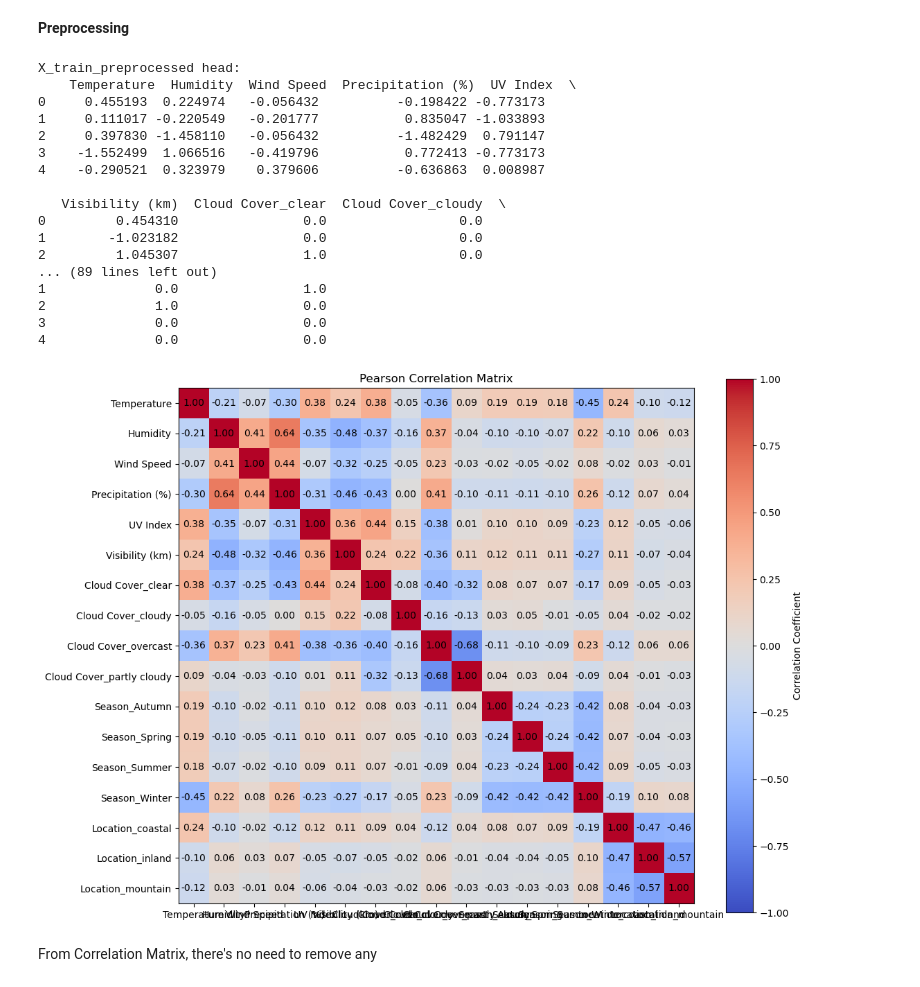
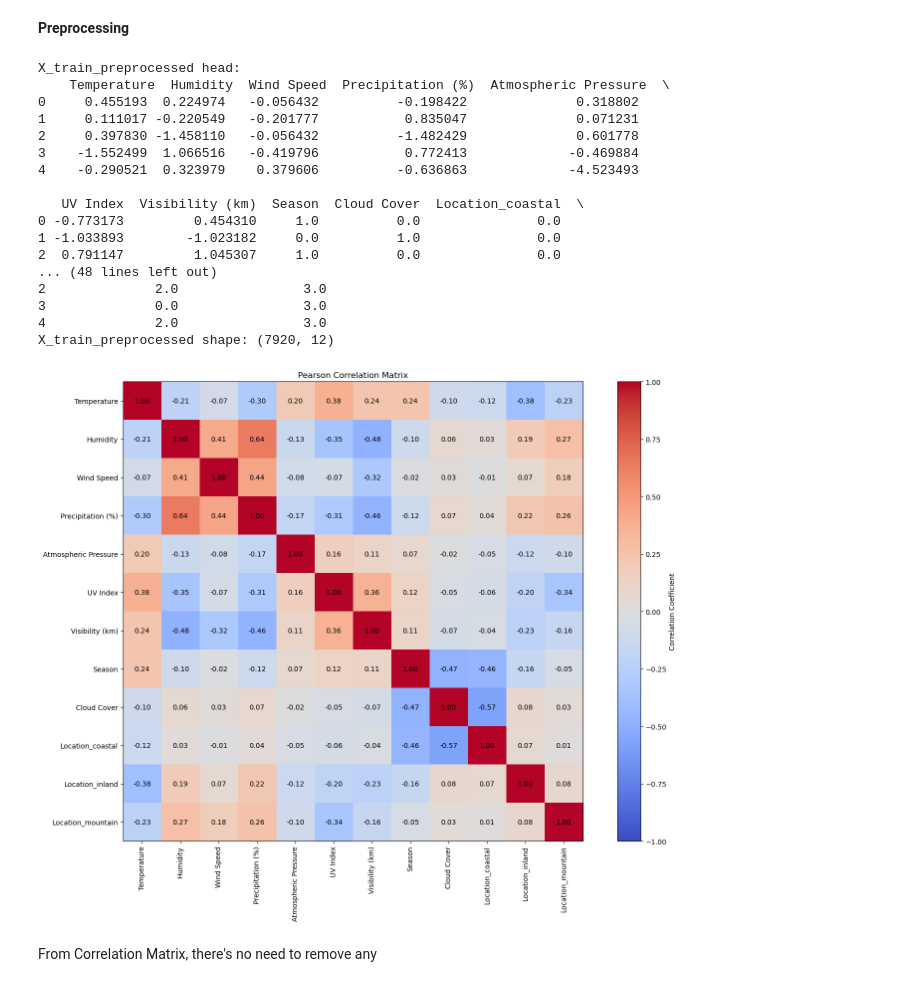
Before and after one commit to markfromcd/Cancer-Breast-Classification, a Jupyter notebook: Weather-Type.ipynb, the cells around one changed output. Cells and saved outputs as stored; diff of their text form; code cells hidden in the pictures.

```diff
--- a/Weather-Type.ipynb
+++ b/Weather-Type.ipynb
@@ -159,9 +159,9 @@ Weather Type               4
 dtype: int64
 [figure]
 # %%
-# drop the atomospheric pressure column,
-# too many unique values, not useful
-df.drop(['Atmospheric Pressure'], axis=1, inplace=True)
+# # drop the atomospheric pressure column,
+# # too many unique values, not useful
+# df.drop(['Atmospheric Pressure'], axis=1, inplace=True)
 # %%
 cat_cols = ['Cloud Cover', 'Season', 'Location']
 
@@ -326,17 +326,19 @@ X_train head:
 # %% [markdown]
 **Preprocessing**
 # %%
-from sklearn.preprocessing import StandardScaler, OneHotEncoder
+from sklearn.preprocessing import StandardScaler, OneHotEncoder, OrdinalEncoder
 from sklearn.compose import ColumnTransformer # include transformers in a pipeline
 
 continuous_cols = X_train.select_dtypes(exclude=['object']).columns.tolist()  # Exclude 'object' type columns
-categorical_cols = X_train.select_dtypes(include=['object']).columns.tolist()  # Include only 'object' type columns
+categorical_cols = ['Location']  # Include only 'Location'
+ordinal_cols = ['Season', 'Cloud Cover']  # Include 'Season' and 'Cloud Cover' columns
 
 # Define a preprocessing pipeline for numerical and categorical columns
 preprocessor = ColumnTransformer(
     transformers=[
         ('num', StandardScaler(), continuous_cols),  # Standardize continous columns
-        ('cat', OneHotEncoder(), categorical_cols)  # One-hot encode categorical columns
+        ('cat', OneHotEncoder(), categorical_cols),  # One-hot encode categorical columns
+        ('ord', OrdinalEncoder(), ordinal_cols)  # Ordinal encode the 'Season' column
     ])
 # Transform the training set
 X_train_preprocessed = preprocessor.fit_transform(X_train)
@@ -348,7 +350,7 @@ X_test_preprocessed = preprocessor.transform(X_test)
 cat_encoded_cols = preprocessor.named_transformers_['cat'].get_feature_names_out(categorical_cols)
 
 # Combine continuous column names and one-hot encoded categorical column names
-all_columns = continuous_cols + cat_encoded_cols.tolist()
+all_columns = continuous_cols + ordinal_cols + cat_encoded_cols.tolist()
 
 # Convert the transformed arrays back to DataFrames for viewing
 X_train_preprocessed_df = pd.DataFrame(X_train_preprocessed, columns=all_columns)
@@ -359,21 +361,22 @@ X_test_preprocessed_df = pd.DataFrame(X_test_preprocessed, columns=all_columns)
 print("X_train_preprocessed head:\n", X_train_preprocessed_df.head())
 print("X_val_preprocessed head:\n", X_val_preprocessed_df.head())
 print("X_test_preprocessed head:\n", X_test_preprocessed_df.head())
+print("X_train_preprocessed shape:", X_train_preprocessed_df.shape)
 # %% [output]
 X_train_preprocessed head:
-    Temperature  Humidity  Wind Speed  Precipitation (%)  UV Index  \
-0     0.455193  0.224974   -0.056432          -0.198422 -0.773173
-1     0.111017 -0.220549   -0.201777           0.835047 -1.033893
-2     0.397830 -1.458110   -0.056432          -1.482429  0.791147
-3    -1.552499  1.066516   -0.419796           0.772413 -0.773173
-4    -0.290521  0.323979    0.379606          -0.636863  0.008987
+    Temperature  Humidity  Wind Speed  Precipitation (%)  Atmospheric Pressure  \
+0     0.455193  0.224974   -0.056432          -0.198422              0.318802
+1     0.111017 -0.220549   -0.201777           0.835047              0.071231
+2     0.397830 -1.458110   -0.056432          -1.482429              0.601778
+3    -1.552499  1.066516   -0.419796           0.772413             -0.469884
+4    -0.290521  0.323979    0.379606          -0.636863             -4.523493
 
-   Visibility (km)  Cloud Cover_clear  Cloud Cover_cloudy  \
-0         0.454310                0.0                 0.0
-1        -1.023182                0.0                 0.0
-2         1.045307                1.0                 0.0
-... (89 lines left out)
-1              0.0                1.0
-2              1.0                0.0
-3              0.0                0.0
-4              0.0                0.0
+   UV Index  Visibility (km)  Season  Cloud Cover  Location_coastal  \
+0 -0.773173         0.454310     1.0          0.0               0.0
+1 -1.033893        -1.023182     0.0          1.0               0.0
+2  0.791147         1.045307     1.0          0.0               0.0
+... (48 lines left out)
+2              2.0                3.0
+3              0.0                3.0
+4              2.0                3.0
+X_train_preprocessed shape: (7920, 12)
@@ -380,21 +428,21 @@ X_train_preprocessed head:
 # %%
 # calculate the correlation matrix
 correlation_matrix = X_train_preprocessed_df.corr()
 # plot the correlation matrix
-plt.figure(figsize=(12,10))
+plt.figure(figsize=(18,12))
 # set color scale
 plt.imshow(correlation_matrix, cmap='coolwarm', vmin=-1, vmax=1)
 plt.colorbar(label='Correlation Coefficient')
 plt.title('Pearson Correlation Matrix')
-plt.xticks(ticks=np.arange(len(correlation_matrix.columns)), labels=correlation_matrix.columns)#rotation=90
+plt.xticks(ticks=np.arange(len(correlation_matrix.columns)), labels=correlation_matrix.columns, rotation=90)#rotation=90
 plt.yticks(ticks=np.arange(len(correlation_matrix.index)), labels=correlation_matrix.index)
 # Annotate the heatmap with correlation values
 for i in range(len(correlation_matrix.columns)):
     for j in range(len(correlation_matrix.index)):
         plt.text(j, i, f'{correlation_matrix.iloc[i, j]:.2f}', ha='center', va='center', color='black')
 plt.show()
 # %% [output]
-[figure, old version]
+[figure, new version]
 # %% [markdown]
 From Correlation Matrix, there's no need to remove any
 # %%
```
Also changed, not shown: parts of 7 cells of this notebook, 3 other files.
